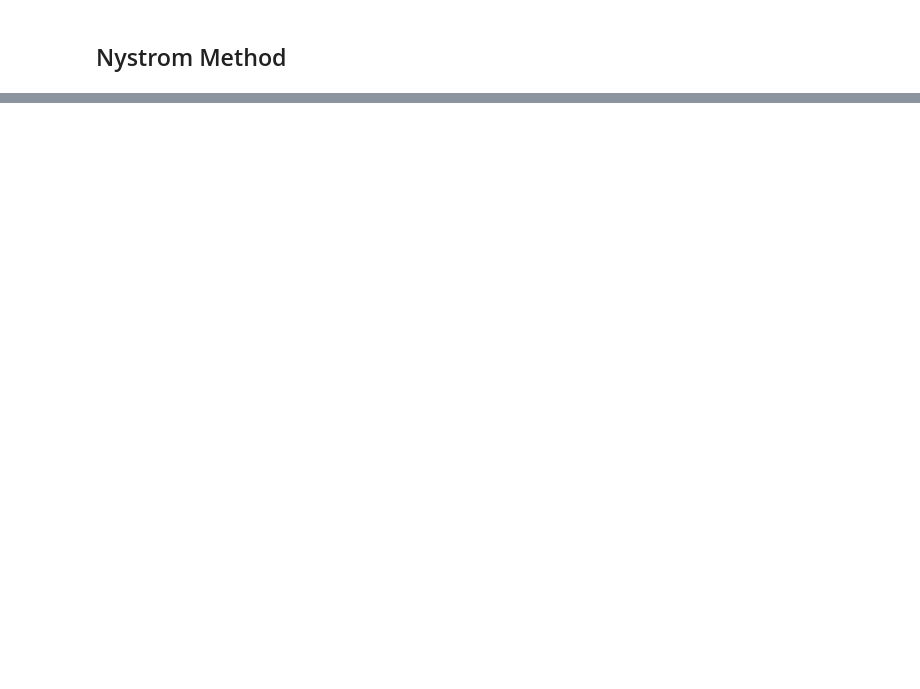
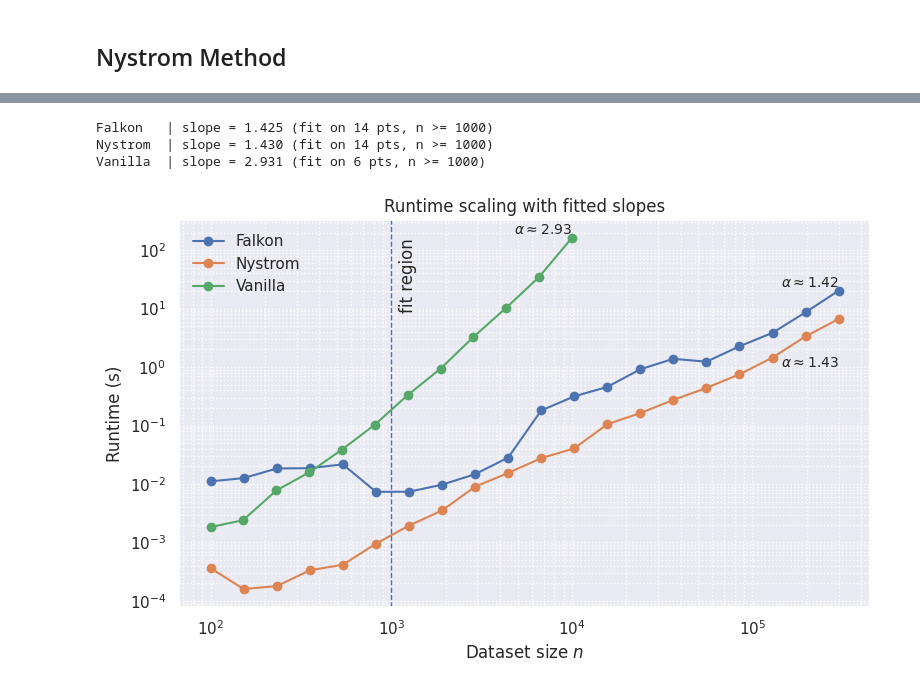
Before and after one commit to fotisk07/GDA-Project, a Jupyter notebook: notebooks/background.ipynb, the cells around one changed output, grey strips where cells are left out. Saved outputs shown, nothing was run; the diff lists cells and outputs as text; code cells hidden in the pictures; blank space fills up the shorter version.

Commit message:
Time Benchmarking

```diff
--- a/notebooks/background.ipynb
+++ b/notebooks/background.ipynb
@@ -215,0 +162,6 @@ KeyboardInterrupt:
+# %%
+import pandas as pd
+import seaborn as sns
+
+df = pd.read_csv("bench_all_methods.csv")
+df.head()
@@ -215,0 +198,54 @@ KeyboardInterrupt:
+# %%
+results = estimate_scaling_after_cutoff(df, n_min=1e3)
+# %% [output]
+Falkon   | slope = 1.425 (fit on 14 pts, n >= 1000)
+Nystrom  | slope = 1.430 (fit on 14 pts, n >= 1000)
+Vanilla  | slope = 2.931 (fit on 6 pts, n >= 1000)
+# %%
+plt.figure(figsize=(8,5))
+
+# Plot data
+for method, g in df.groupby("method"):
+    g = g.sort_values("n")
+    plt.loglog(g["n"], g["time_sec"], "o-", label=method)
+
+    # --- annotate slope ---
+    if method in results:
+        alpha = results[method]["alpha"]
+
+        # choose rightmost point to place annotation
+        n_annot = g["n"].iloc[-1]
+        t_annot = g["time_sec"].iloc[-1]
+
+        if method=="Nystrom":
+             plt.text(
+            n_annot,
+            t_annot * 0.15,
+            rf"$\alpha \approx {alpha:.2f}$",
+            fontsize=10,
+            ha="right",
+             )
+        else:
+            plt.text(
+                n_annot,
+                t_annot * 1.15,
+                rf"$\alpha \approx {alpha:.2f}$",
+                fontsize=10,
+                ha="right",
+            )
+
+# cutoff marker
+plt.axvline(1e3, linestyle="--", linewidth=1)
+plt.text(1.1e3, 1e1, r"fit region", rotation=90)
+
+# cosmetics
+plt.xlabel("Dataset size $n$")
+plt.ylabel("Runtime (s)")
+plt.title("Runtime scaling with fitted slopes")
+plt.grid(True, which="both", linestyle=":")
+plt.legend(frameon=False)
+
+plt.tight_layout()
+plt.savefig("figures/scale_laxws.png", dpi=250)
+# %% [output]
+[figure, added]
```
Also changed, not shown: parts of 13 cells of this notebook, 12 other files.
